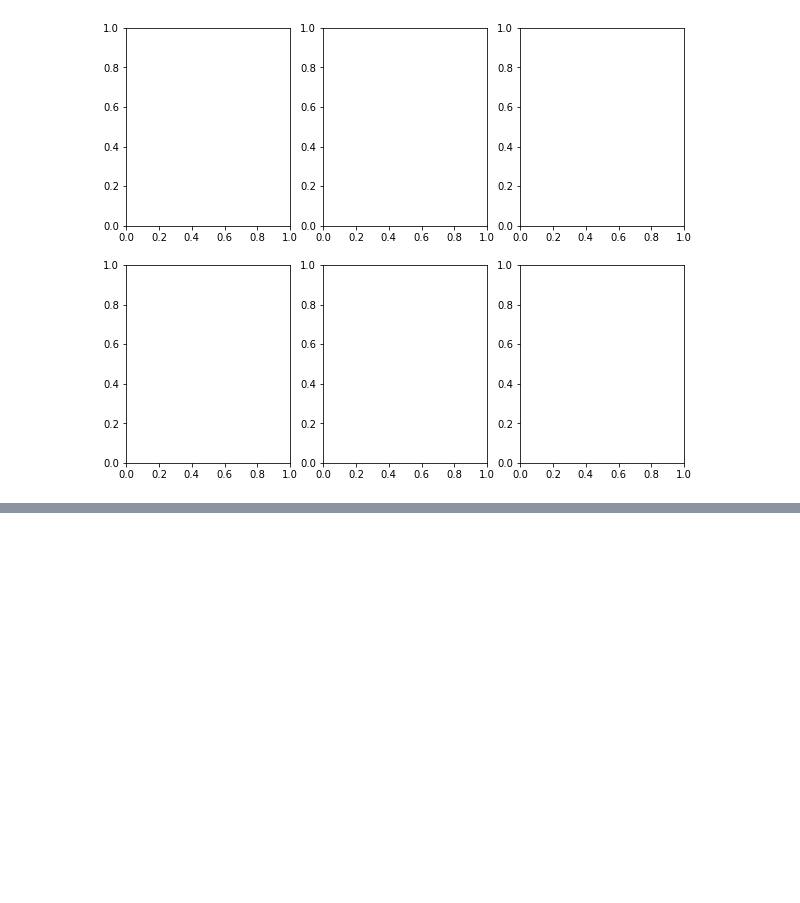
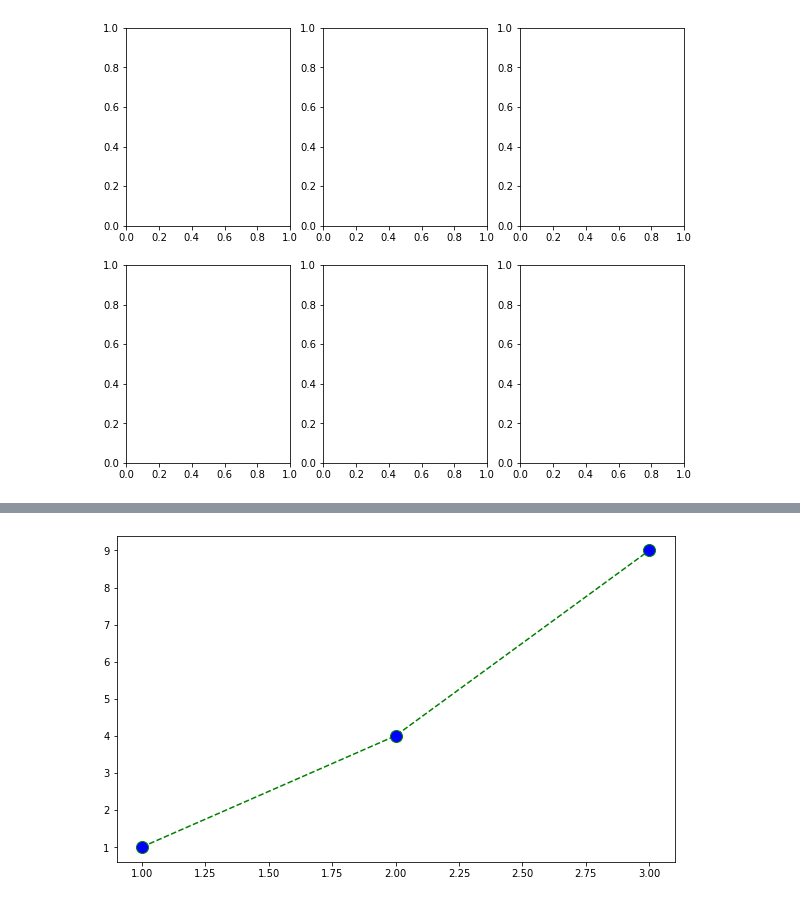
Before and after one commit to Soeui-lee/04.Colab, a Jupyter notebook: 연습/01.연습.ipynb, the cells around one changed output, grey strips where cells are left out. Drawn from its saved outputs; the diff is of its cells as text; code cells hidden in the pictures; blank space fills up the shorter version.

```diff
--- a/연습/01.연습.ipynb
+++ b/연습/01.연습.ipynb
@@ -186,0 +226,11 @@ plt.subplots(nrows=1, ncols=1, sharex=False, sharey=False,
+# %%
+import matplotlib.pyplot as plt
+
+x = [1,2,3]
+y = [1,4,9]
+plt.plot(x,y, color='green', linestyle='dashed', marker='o',
+         markerfacecolor='blue', markersize=12)
+
+plt.show()
+# %% [output]
+[figure, added]
```
Also changed, not shown: parts of 24 cells of this notebook, 2 other files.
